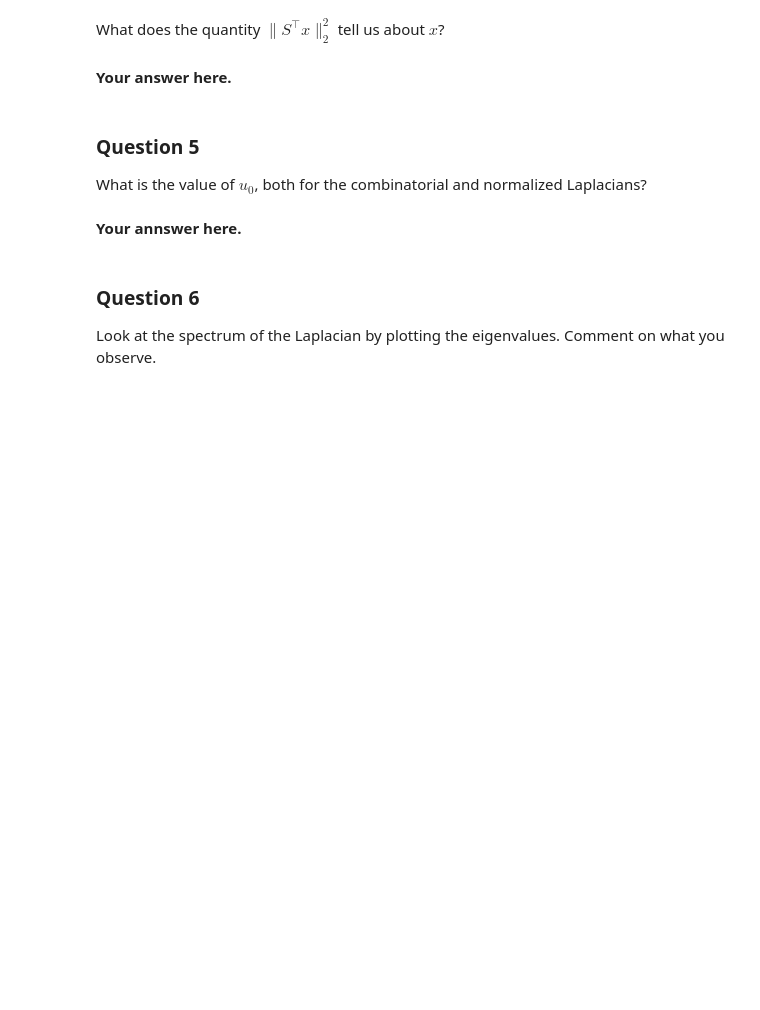
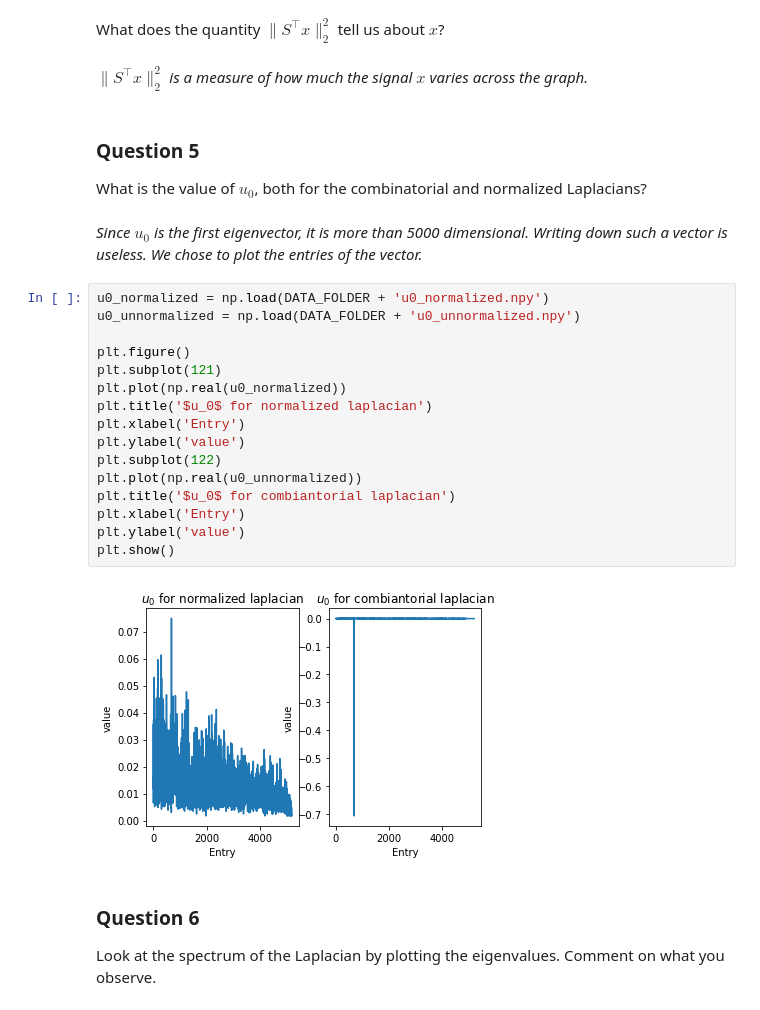
Before and after one commit to mattminder/ntds_24, a Jupyter notebook: Milestone_3/3_spectral_graph_theory.ipynb, the cells around one changed output. Cells and saved outputs as stored; diff of their text form; blank space fills up the shorter version.

```diff
--- a/Milestone_3/3_spectral_graph_theory.ipynb
+++ b/Milestone_3/3_spectral_graph_theory.ipynb
@@ -116,13 +117,31 @@ Show that $\lambda_k = \| S^\top u_k \|_2^2$, where $\| \cdot \|_2^2$ denotes th
 # %% [markdown]
 What does the quantity $\| S^\top x \|_2^2$ tell us about $x$?
-# %% [markdown]
-**Your answer here.**
+# %% [markdown]
+*$\| S^\top x \|_2^2$ is a measure of how much the signal $x$ varies across the graph.*
 # %% [markdown]
 ### Question 5
 
 What is the value of $u_0$, both for the combinatorial and normalized Laplacians?
-# %% [markdown]
-**Your annswer here.**
+# %% [markdown]
+*Since $u_0$ is the first eigenvector, it is more than 5000 dimensional. Writing down such a vector is useless. We chose to plot the entries of the vector.*
+# %%
+u0_normalized = np.load(DATA_FOLDER + 'u0_normalized.npy')
+u0_unnormalized = np.load(DATA_FOLDER + 'u0_unnormalized.npy')
+
+plt.figure()
+plt.subplot(121)
+plt.plot(np.real(u0_normalized))
+plt.title('$u_0$ for normalized laplacian')
+plt.xlabel('Entry')
+plt.ylabel('value')
+plt.subplot(122)
+plt.plot(np.real(u0_unnormalized))
+plt.title('$u_0$ for combiantorial laplacian')
+plt.xlabel('Entry')
+plt.ylabel('value')
+plt.show()
+# %% [output]
+[figure, added]
 # %% [markdown]
 ### Question 6
 
```
Also changed, not shown: parts of 11 cells of this notebook.
